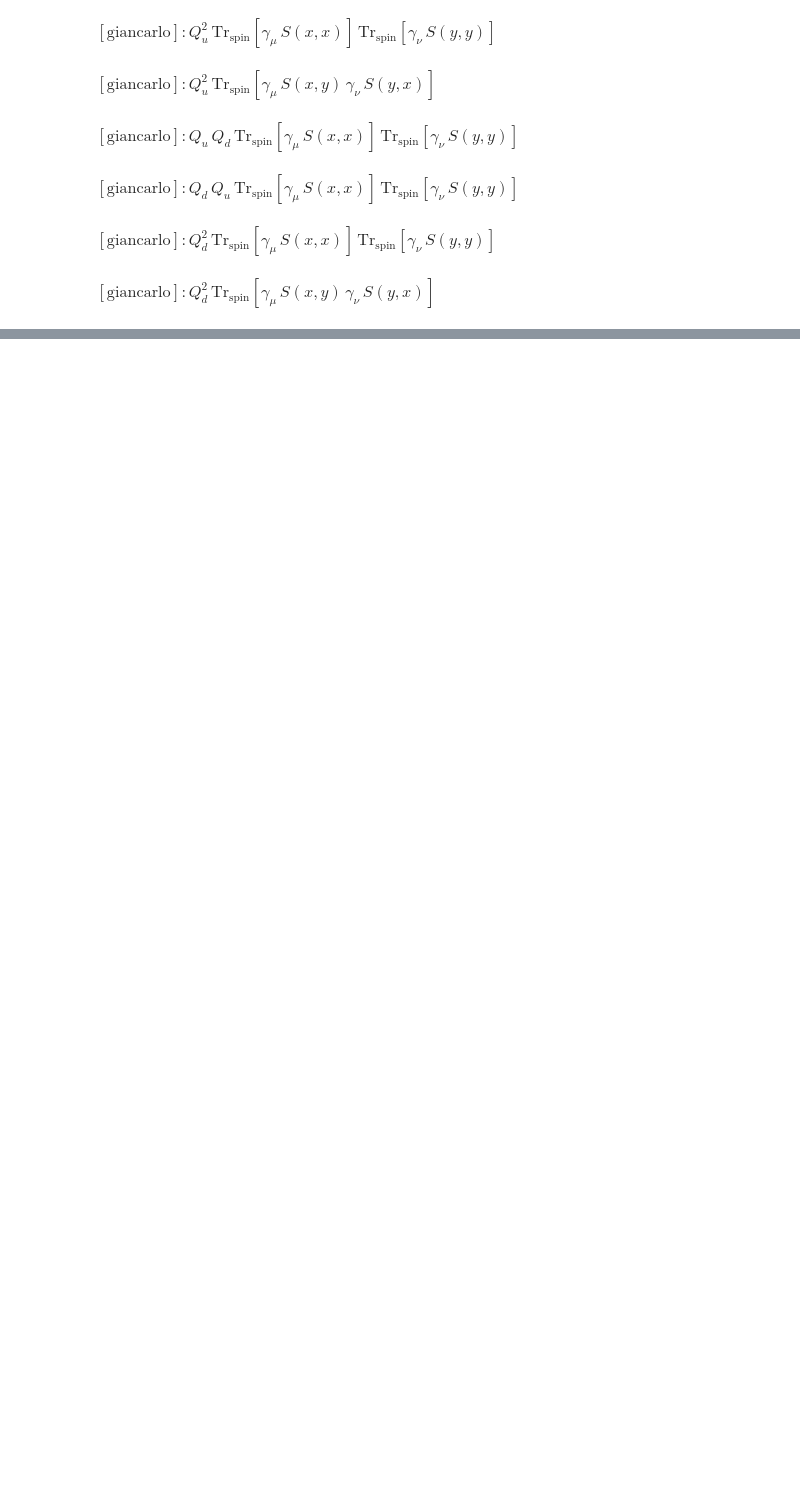
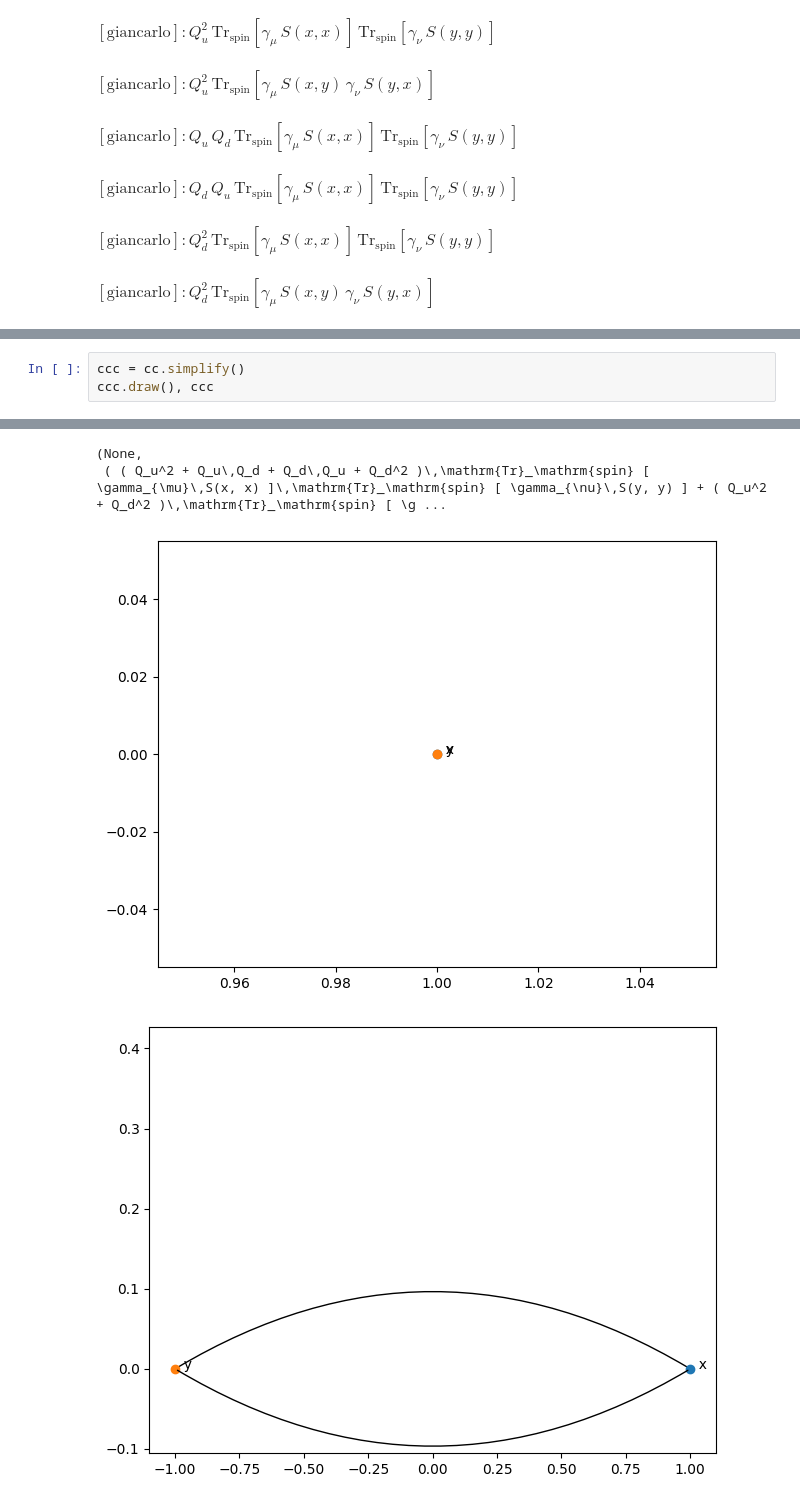
Before and after one commit to mbruno46/giancarlo, a Jupyter notebook: tutorials/basics.ipynb, the cells around one changed output, grey strips where cells are left out. Cells and saved outputs as stored; diff of their text form; blank space fills up the shorter version.

```diff
--- a/tutorials/basics.ipynb
+++ b/tutorials/basics.ipynb
@@ -102,0 +89,4 @@ $( ( Q_u^2 + Q_u\,Q_d + Q_d\,Q_u + Q_d^2 )\,\mathrm{Tr}_\mathrm{spin} [ \gamma_{
+# %%
+ccc = cc.simplify()
+ccc.draw(), ccc
+# %% [output]
@@ -103,3 +102,7 @@ $( ( Q_u^2 + Q_u\,Q_d + Q_d\,Q_u + Q_d^2 )\,\mathrm{Tr}_\mathrm{spin} [ \gamma_{
+(None,
+ ( ( Q_u^2 + Q_u\,Q_d + Q_d\,Q_u + Q_d^2 )\,\mathrm{Tr}_\mathrm{spin} [ \gamma_{\mu}\,S(x, x) ]\,\mathrm{Tr}_\mathrm{spin} [ \gamma_{\nu}\,S(y, y) ] + ( Q_u^2 + Q_d^2 )\,\mathrm{Tr}_\mathrm{spin} [ \g ...
+[figure, added]
+[figure, added]
 # %%
 Jx = Jp('x',r'\mu')
 Jy = Jn('y',r'\nu')
```
Also changed, not shown: parts of 7 cells of this notebook, 4 other files.
